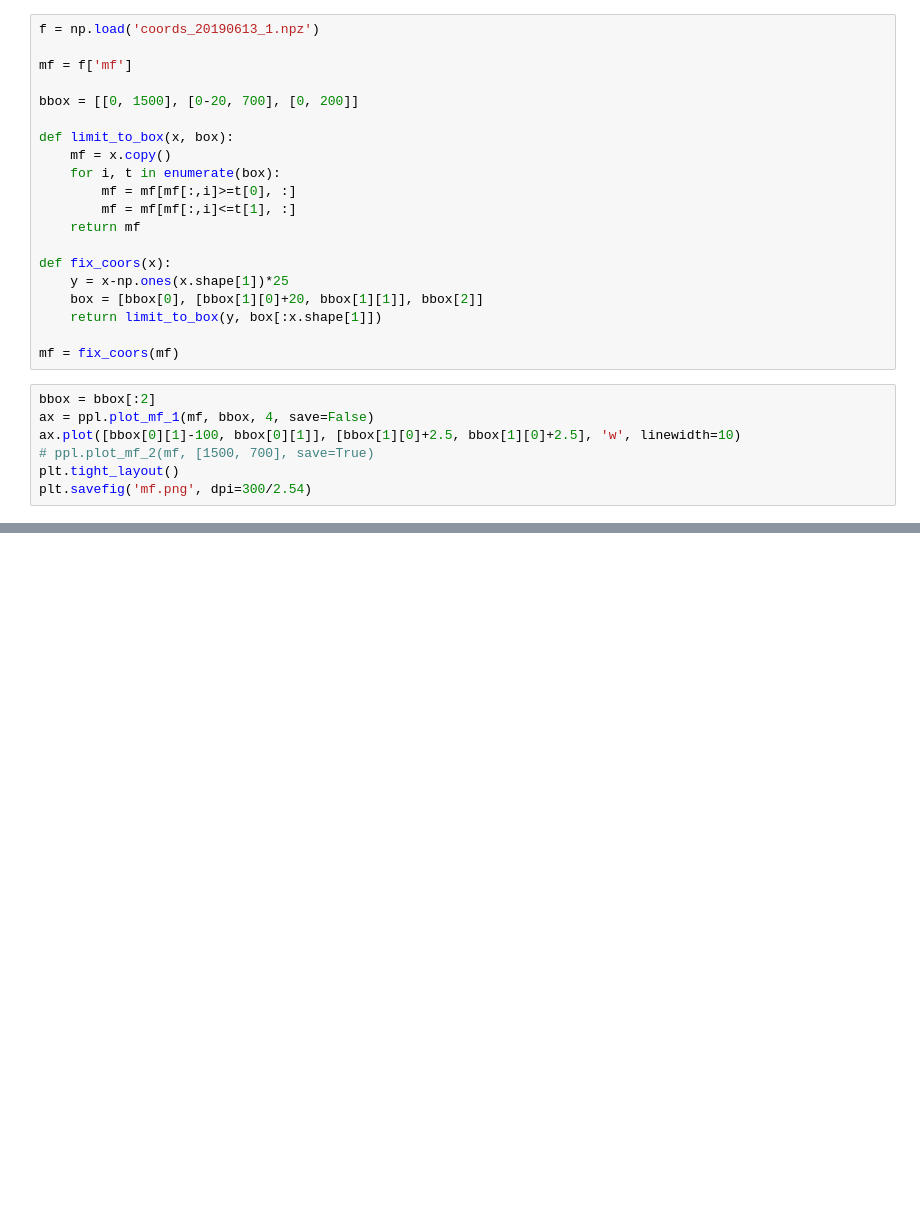
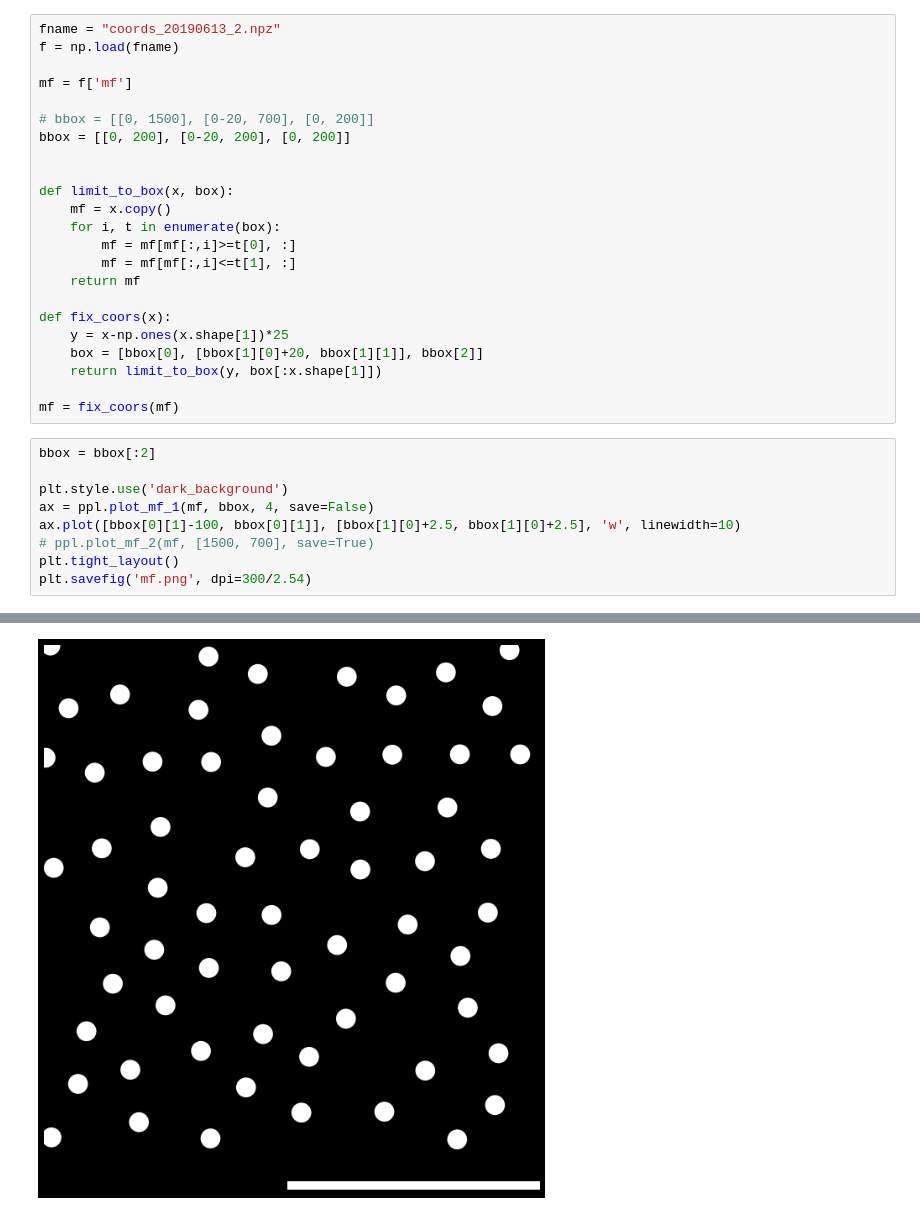
Before and after one commit to CNS-OIST/pycabnn, a Jupyter notebook: docs/fig_POPGEN/plot_pop_gen_figures.ipynb, the cells around one changed output, grey strips where cells are left out. Cells and saved outputs as stored; diff of their text form; blank space fills up the shorter version.

```diff
--- a/docs/fig_POPGEN/plot_pop_gen_figures.ipynb
+++ b/docs/fig_POPGEN/plot_pop_gen_figures.ipynb
@@ -11,9 +14,12 @@ import pds_plots as ppl
 # %%
-f = np.load('coords_20190613_1.npz')
+fname = "coords_20190613_2.npz"
+f = np.load(fname)
 
 mf = f['mf']
 
-bbox = [[0, 1500], [0-20, 700], [0, 200]]
+# bbox = [[0, 1500], [0-20, 700], [0, 200]]
+bbox = [[0, 200], [0-20, 200], [0, 200]]
+
 
 def limit_to_box(x, box):
     mf = x.copy()
@@ -30,12 +36,14 @@ def fix_coors(x):
 mf = fix_coors(mf)
 # %%
 bbox = bbox[:2]
+
+plt.style.use('dark_background')
 ax = ppl.plot_mf_1(mf, bbox, 4, save=False)
 ax.plot([bbox[0][1]-100, bbox[0][1]], [bbox[1][0]+2.5, bbox[1][0]+2.5], 'w', linewidth=10)
 # ppl.plot_mf_2(mf, [1500, 700], save=True)
 plt.tight_layout()
 plt.savefig('mf.png', dpi=300/2.54)
 # %% [output]
 [interactive output not drawn]
-[figure, old version]
+[figure, new version]
 # %%
```
Also changed, not shown: parts of 8 cells of this notebook, 9 other files.
